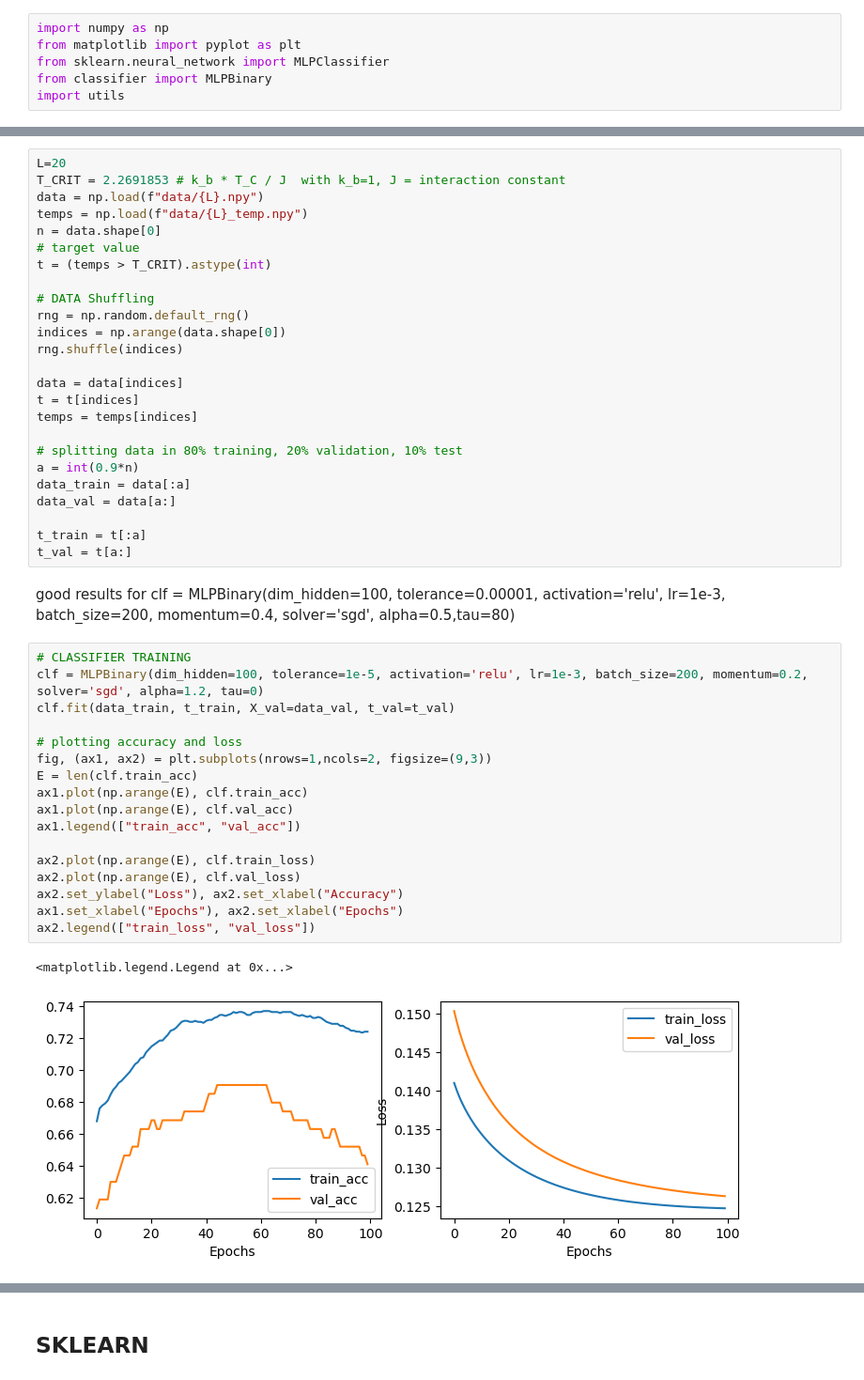
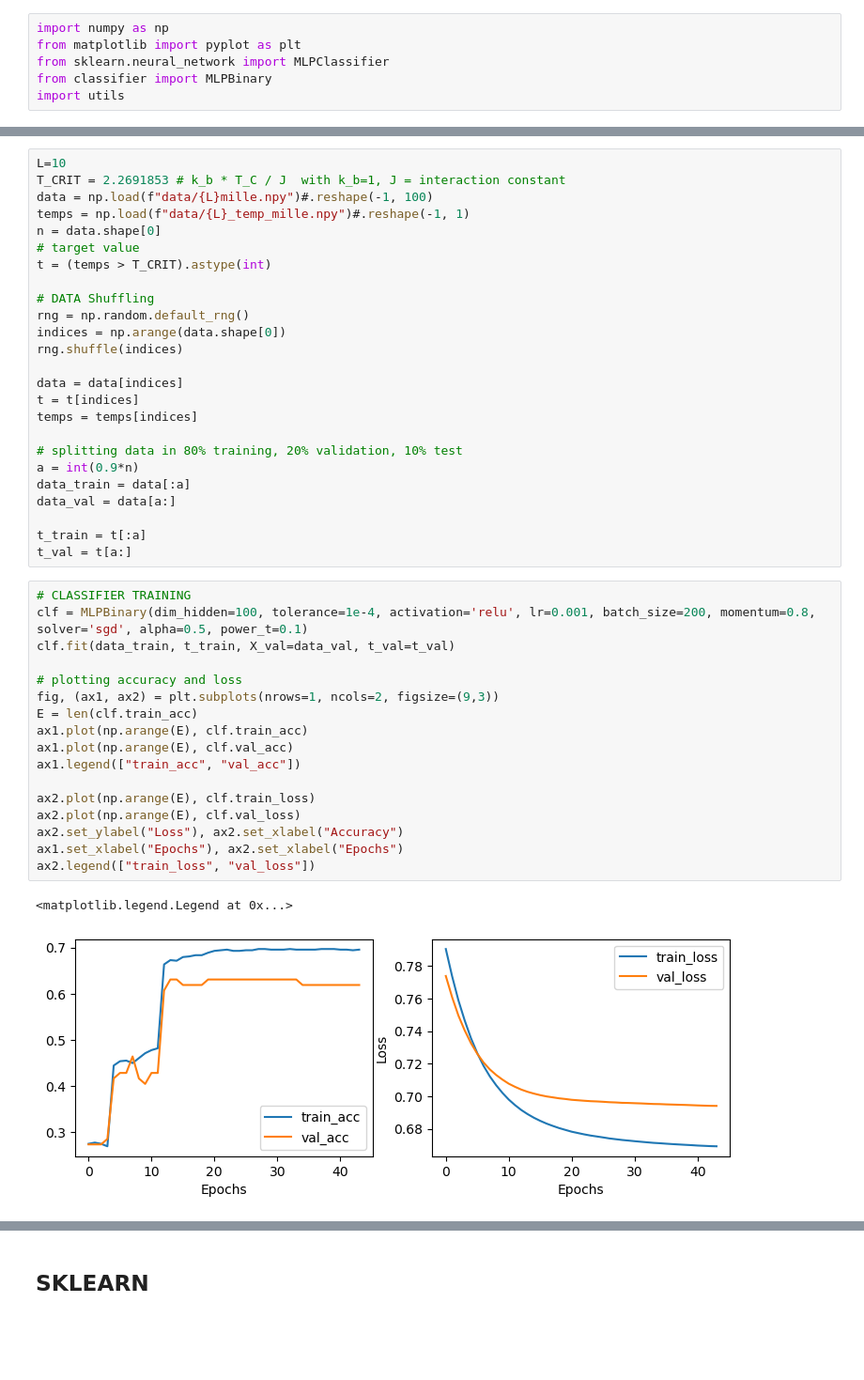
Before and after one commit to feanor3/tesi, a Jupyter notebook: analysis.ipynb, the cells around one changed output, grey strips where cells are left out. Shown at 94% size. Cells and saved outputs as stored; diff of their text form; blank space fills up the shorter version.

```diff
--- a/analysis.ipynb
+++ b/analysis.ipynb
@@ -16,8 +16,8 @@ utils.resize_data_test(20)
 # %%
-L=20
+L=10
 T_CRIT = 2.2691853 # k_b * T_C / J  with k_b=1, J = interaction constant
-data = np.load(f"data/{L}.npy")
-temps = np.load(f"data/{L}_temp.npy")
+data = np.load(f"data/{L}mille.npy")#.reshape(-1, 100)
+temps = np.load(f"data/{L}_temp_mille.npy")#.reshape(-1, 1)
 n = data.shape[0]
 # target value
 t = (temps > T_CRIT).astype(int)
@@ -38,26 +38,23 @@ data_val = data[a:]
 
 t_train = t[:a]
 t_val = t[a:]
-# %% [markdown]
-good results for
-clf = MLPBinary(dim_hidden=100, tolerance=0.00001, activation='relu', lr=1e-3, batch_size=200, momentum=0.4, solver='sgd', alpha=0.5,tau=80)
 # %%
 # CLASSIFIER TRAINING
-clf = MLPBinary(dim_hidden=100, tolerance=1e-5, activation='relu', lr=1e-3, batch_size=200, momentum=0.2, solver='sgd', alpha=1.2, tau=0)
+clf = MLPBinary(dim_hidden=100, tolerance=1e-4, activation='relu', lr=0.001, batch_size=200, momentum=0.8, solver='sgd', alpha=0.5, power_t=0.1)
 clf.fit(data_train, t_train, X_val=data_val, t_val=t_val)
 
 # plotting accuracy and loss
-fig, (ax1, ax2) = plt.subplots(nrows=1,ncols=2, figsize=(9,3))
+fig, (ax1, ax2) = plt.subplots(nrows=1, ncols=2, figsize=(9,3))
 E = len(clf.train_acc)
 ax1.plot(np.arange(E), clf.train_acc)
 ax1.plot(np.arange(E), clf.val_acc)
 ax1.legend(["train_acc", "val_acc"])
 
 ax2.plot(np.arange(E), clf.train_loss)
 ax2.plot(np.arange(E), clf.val_loss)
 ax2.set_ylabel("Loss"), ax2.set_xlabel("Accuracy")
 ax1.set_xlabel("Epochs"), ax2.set_xlabel("Epochs")
 ax2.legend(["train_loss", "val_loss"])
 # %% [output]
 <matplotlib.legend.Legend at 0x...>
-[figure, old version]
+[figure, new version]
```
Also changed, not shown: parts of 7 cells of this notebook, 1 other file.
